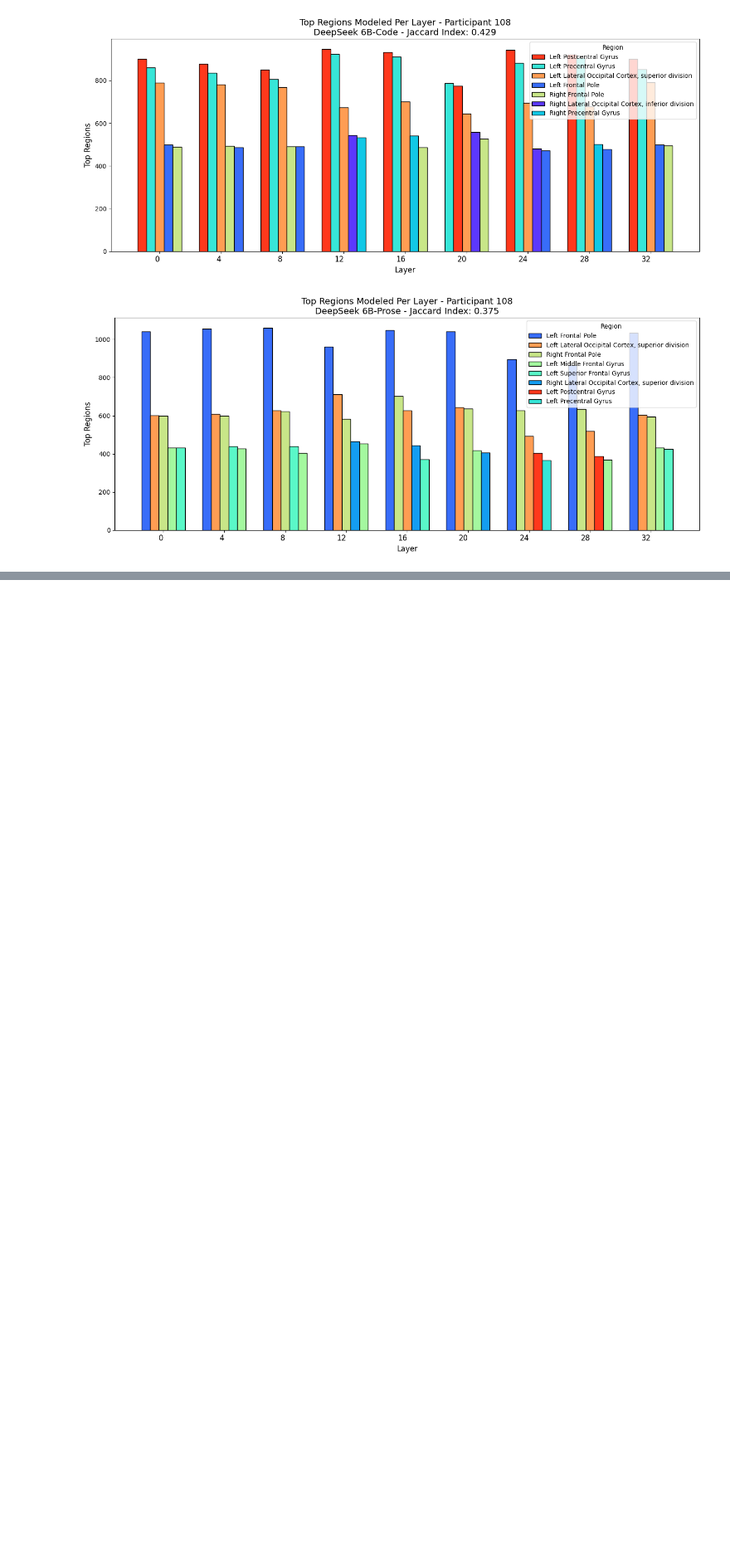
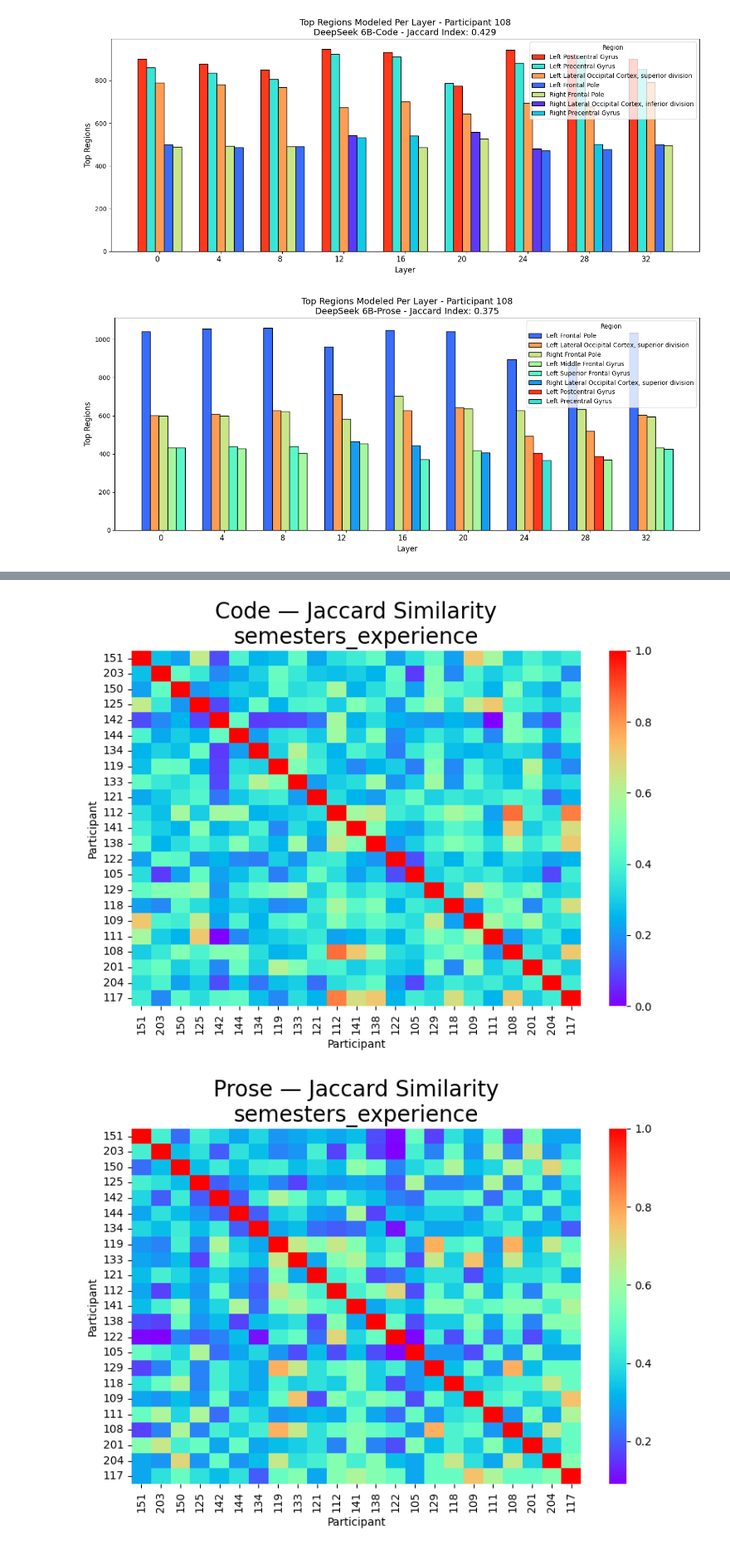
Before and after one commit to largehappygroup/fmri_model, a Jupyter notebook: analysis/fir/rq3_layer_comparison.ipynb, the cells around one changed output, grey strips where cells are left out. Shown at 83% size. Saved outputs shown, nothing was run; the diff lists cells and outputs as text; code cells hidden in the pictures; blank space fills up the shorter version.

```diff
--- a/analysis/fir/rq3_layer_comparison.ipynb
+++ b/analysis/fir/rq3_layer_comparison.ipynb
@@ -146,2 +260,8 @@ for vip in important_participants:
+# %%
+create_jaccard_matrix('code', sort_by='semesters_experience')
+create_jaccard_matrix('prose', sort_by='semesters_experience')
+# %% [output]
+[figure, added]
+[figure, added]
 # %%
 
```
Also changed, not shown: parts of 10 cells of this notebook, 3 other files.
